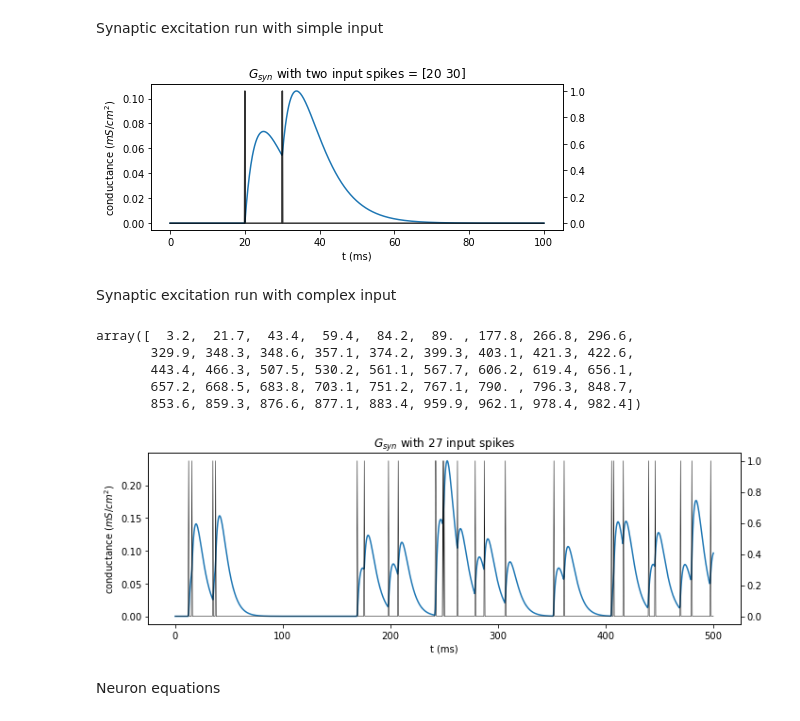
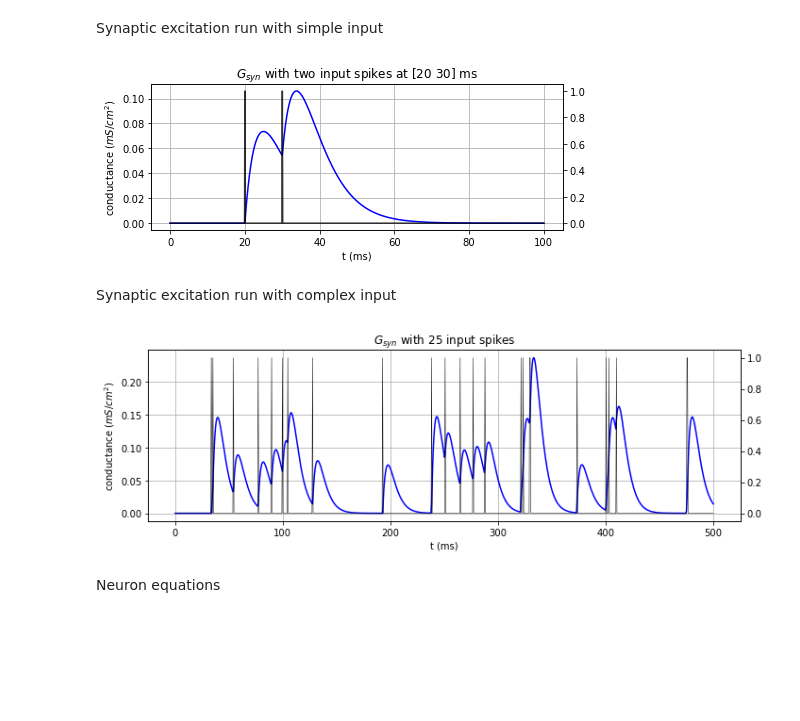
Before and after one commit to jaumecolomhernandez/mmb-mathneuroscience2, a Jupyter notebook: conductance-based-network.ipynb, the cells around one changed output. Cells and saved outputs as stored; diff of their text form; code cells hidden in the pictures; blank space fills up the shorter version.

```diff
--- a/conductance-based-network.ipynb
+++ b/conductance-based-network.ipynb
@@ -143,7 +143,7 @@ for t in np.linspace(0,100,1000):
     results.append(gsyn(t, spikes))
 
 fig, ax = plt.subplots(figsize=(7,3))
-ax.plot(time_span, results)
+ax.plot(time_span, results, c='b')
 
 ax2 = ax.twinx()
 spike_p = np.zeros(time_span.shape[0])
@@ -153,44 +153,40 @@ ax2.plot(time_span, spike_p,c='k',alpha=0.8,)
 ax.set(title="$G_{syn}$ "+f"with two input spikes at {spikes} ms",
        xlabel="t (ms)",
        ylabel="conductance ($mS/cm^2$)")
+ax.grid()
+
 fig.tight_layout()
 fig.show()
 # %% [output]
-[figure, old version]
+[figure, new version]
 # %% [markdown]
 Synaptic excitation run with complex input
-# %%
-spikes
-# %% [output]
-array([  3.2,  21.7,  43.4,  59.4,  84.2,  89. , 177.8, 266.8, 296.6,
-       329.9, 348.3, 348.6, 357.1, 374.2, 399.3, 403.1, 421.3, 422.6,
-       443.4, 466.3, 507.5, 530.2, 561.1, 567.7, 606.2, 619.4, 656.1,
-       657.2, 668.5, 683.8, 703.1, 751.2, 767.1, 790. , 796.3, 848.7,
-       853.6, 859.3, 876.6, 877.1, 883.4, 959.9, 962.1, 978.4, 982.4])
 # %%
 dt=0.1 # 0.1ms
 d = 500
 time_span = np.linspace(0,500,1000)
 spikes = spike_train(d, 50, dt)
 results = []
 for t in time_span:
     results.append(gsyn(t, spikes))
 
 fig, ax = plt.subplots(figsize=(10,3.5))
-ax.plot(time_span, results,lw=1.5)
+ax.plot(time_span, results,lw=1.5, c='b')
 
 ax2 = ax.twinx()
 spike_p = np.zeros(1000)
 spike_p[np.rint(spikes*2).astype(int)] += 1   # Multiply by quotient of d/n_samples
 ax2.plot(time_span, spike_p, c='k',alpha=1, lw=0.5)
 
 ax.set(title="$G_{syn}$ "+f"with {spikes.shape[0]} input spikes",
        xlabel="t (ms)",
        ylabel="conductance ($mS/cm^2$)")
+ax.grid()
+
 fig.tight_layout()
 fig.show()
 # %% [output]
-[figure, old version]
+[figure, new version]
 # %% [markdown]
 Neuron equations
 # %%
```
Also changed, not shown: parts of 1 cell of this notebook.
